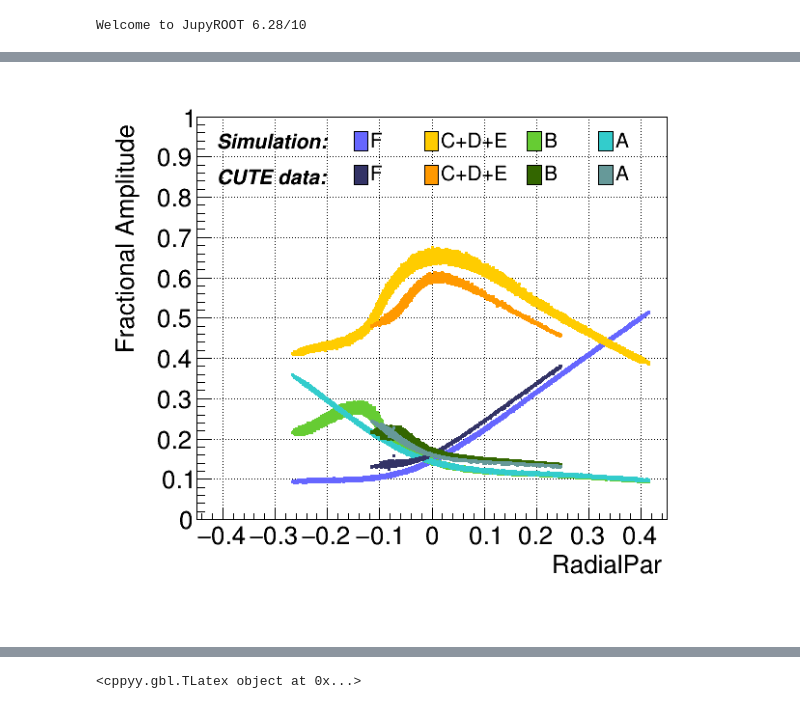
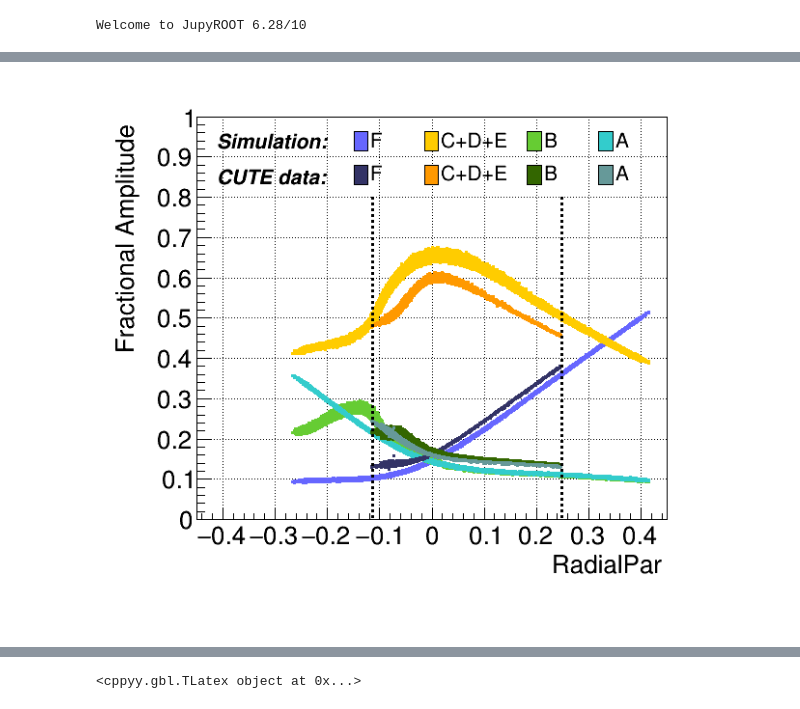
Before and after one commit to perry5334/CDMS, a Jupyter notebook: notebooks/BGM/cRadial_eff.ipynb, the cells around one changed output, grey strips where cells are left out. Saved outputs shown, nothing was run; the diff lists cells and outputs as text; code cells hidden in the pictures.

```diff
--- a/notebooks/BGM/cRadial_eff.ipynb
+++ b/notebooks/BGM/cRadial_eff.ipynb
@@ -46,8 +46,8 @@ samples = {"L": "Ge71_Lshell_pos50V_V05-09",
            "K": "Ge71_Kshell_pos50V_100kEvents_V05-09"}
 truth =   {"L": "/DMCOutput/*.root",
            "K": "/DMCOutput/R*/*.root"}
-proc =    {"L": "/Processed/Unmerged/*/*.root",
-           "K": "/Processed/R*/Unmerged/*/*.root"}
+proc =    {"L": "/Processed_fixedTemplates/Unmerged/*/*.root",
+           "K": "/Processed_fixedTemplates/R*/Unmerged/*/*.root"}
 # %%
 ## Get the file names in these folders
 RQfiles_K, RQfiles_L       = np.sort(glob.glob(fp+samples["K"]+proc["K"])), np.sort(glob.glob(fp+samples["L"]+proc["L"]))
@@ -142,6 +142,19 @@ for datatype in ['data', 'sim']:
     Fsum = RQs[datatype]['PFS1OFamps']*rel_calibs[det[datatype]]['PFS1'] + RQs[datatype]['PFS2OFamps']*rel_calibs[det[datatype]]['PFS2']
     Asum = RQs[datatype]['PAS1OFamps']*rel_calibs[det[datatype]]['PAS1'] + RQs[datatype]['PAS2OFamps']*rel_calibs[det[datatype]]['PAS2']
     RQs[datatype]['RadialPar'] = (Fsum - Asum) / RQs[datatype]['PTOFamps']
+# %%
+## Calculate radial parameter from channel amplitudes
+for datatype in ['sim']:
+    rel_calibs = read_relcal.get_rel_calib(relcal_path[datatype])
+    x = 0.04375
+    delta = x * RQs[datatype]['PTOFamps']
+    PFS1OFamps = delta + RQs[datatype]['PFS1OFamps']*rel_calibs[det[datatype]]['PFS1'] * (1 - 12*x)
+    PFS2OFamps = delta + RQs[datatype]['PFS2OFamps']*rel_calibs[det[datatype]]['PFS2'] * (1 - 12*x)
+    PAS1OFamps = delta + RQs[datatype]['PAS1OFamps']*rel_calibs[det[datatype]]['PAS1'] * (1 - 12*x)
+    PAS2OFamps = delta + RQs[datatype]['PAS2OFamps']*rel_calibs[det[datatype]]['PAS2'] * (1 - 12*x)
+    Fsum = PFS1OFamps + PFS2OFamps
+    Asum = PAS1OFamps + PAS2OFamps
+    RQs[datatype]['RadialPar'] = (Fsum - Asum) / RQs[datatype]['PTOFamps']
 # %%
 ## Set of cuts for selecting events in different regions of the Ge-71 spectrum. Bounds often set by the +/-3 sigma edges of the peaks. Fit results taken from here:
 # https://confluence.slac.stanford.edu/spaces/CDMS/pages/601696559/Comparing+Ge+activation+rates+in+data+and+simulation
@@ -298,4 +312,16 @@ latex.DrawLatex(0.18, 0.9, text)
 
 text = "#font[72]{CUTE data:}"
 latex.DrawLatex(0.18, 0.835, text)
+
+line1 = ROOT.TLine(min(RQs['data']['RadialPar'][cut]), 0, min(RQs['data']['RadialPar'][cut]), 0.8)
+line1.SetLineColor(ROOT.kBlack)
+line1.SetLineStyle(2)
+line1.SetLineWidth(3)
+line1.Draw("same")
+
+line2 = ROOT.TLine(max(RQs['data']['RadialPar'][cut]), 0, max(RQs['data']['RadialPar'][cut]), 0.8)
+line2.SetLineColor(ROOT.kBlack)
+line2.SetLineStyle(2)
+line2.SetLineWidth(3)
+line2.Draw("same")
 # %% [output]
@@ -304,4 +329,4 @@ Warning in <TCanvas::Constructor>: Deleting canvas with same name: c
-[figure, old version]
+[figure, new version]
 # %%
 scatter_sim = ROOplot(700, 600, _xlabel="PFamps / PTOFamps", _ylabel="PAamps / PTOFamps", _xlim=True, _xlow=0, _xhigh=0.6, _ylim=True, _ylow=0, _yhigh=0.6)
 
```
Also changed, not shown: parts of 22 cells of this notebook, 20 other files.
